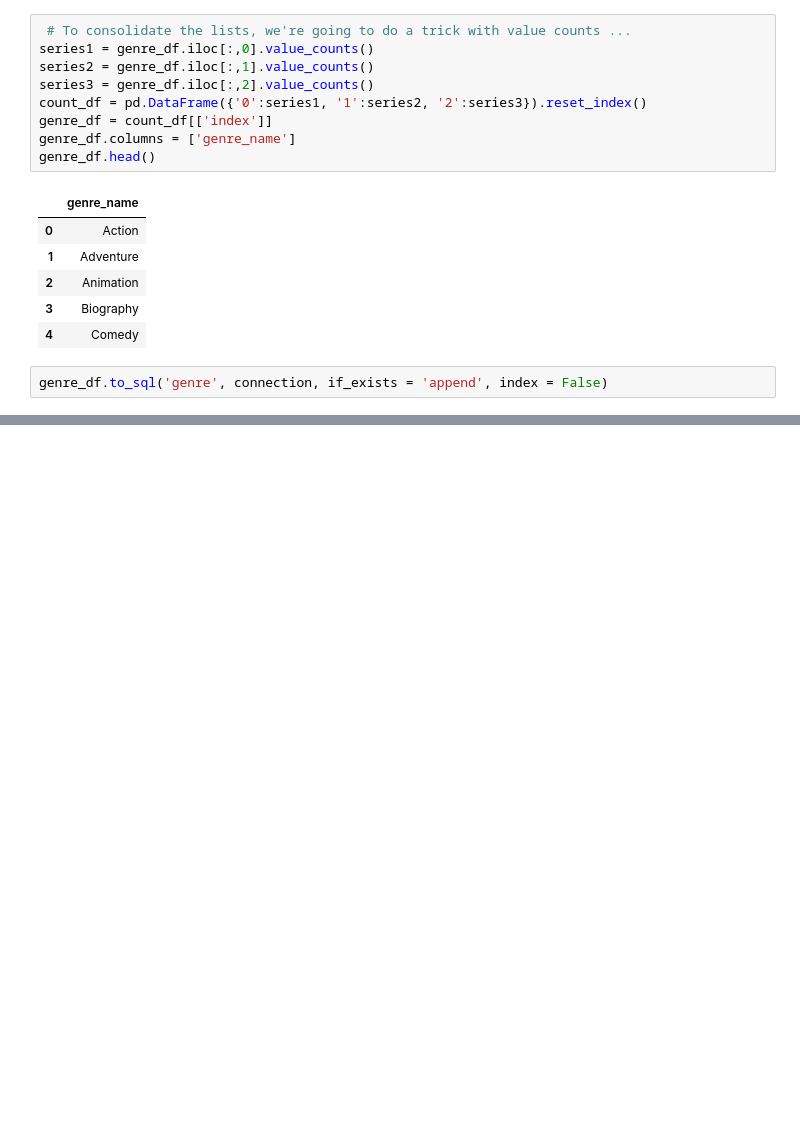
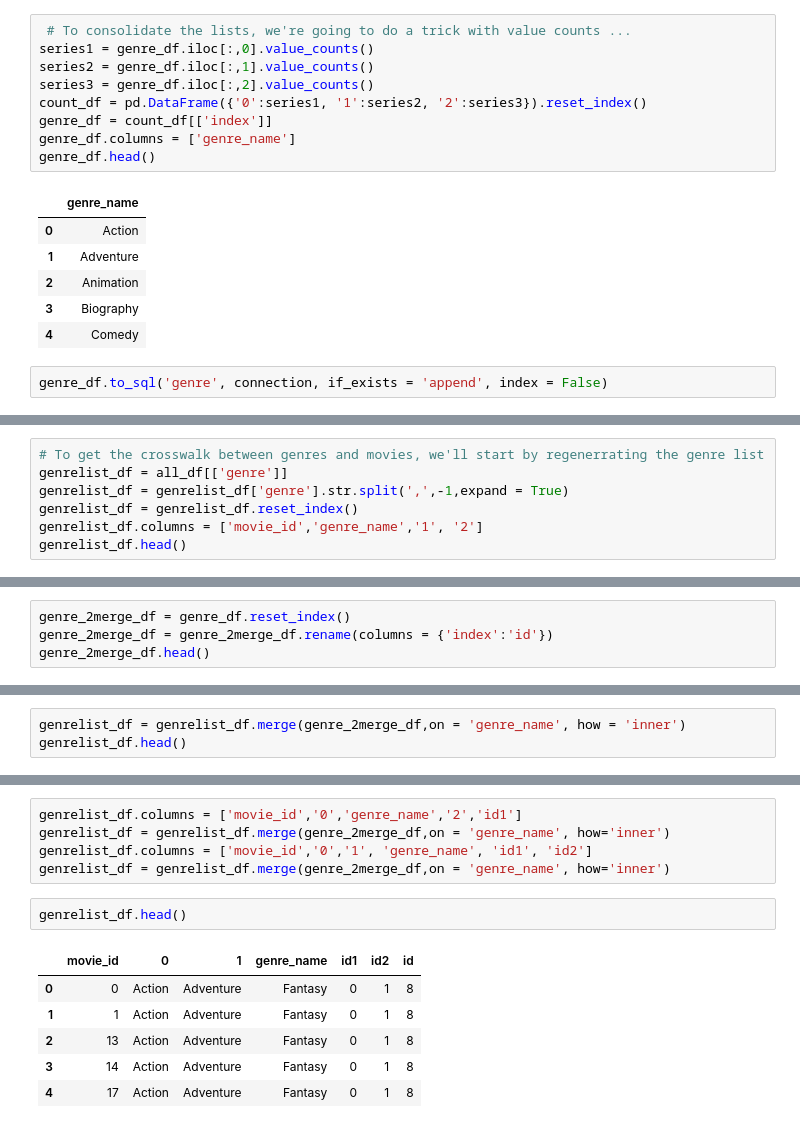
Before and after one commit to LSceleste/Movie-Data-Project, a Jupyter notebook: Create_Database.ipynb, the cells around one changed output, grey strips where cells are left out. Drawn from its saved outputs; the diff is of its cells as text; blank space fills up the shorter version.

```diff
--- a/Create_Database.ipynb
+++ b/Create_Database.ipynb
@@ -305,0 +362,7 @@ actorlist_df.head()
+# %%
+# To get the crosswalk between genres and movies, we'll start by regenerrating the genre list
+genrelist_df = all_df[['genre']]
+genrelist_df = genrelist_df['genre'].str.split(',',-1,expand = True)
+genrelist_df = genrelist_df.reset_index()
+genrelist_df.columns = ['movie_id','genre_name','1', '2']
+genrelist_df.head()
@@ -305,0 +376,4 @@ actorlist_df.head()
+# %%
+genre_2merge_df = genre_df.reset_index()
+genre_2merge_df = genre_2merge_df.rename(columns = {'index':'id'})
+genre_2merge_df.head()
@@ -305,0 +387,3 @@ actorlist_df.head()
+# %%
+genrelist_df = genrelist_df.merge(genre_2merge_df,on = 'genre_name', how = 'inner')
+genrelist_df.head()
@@ -305,0 +397,14 @@ actorlist_df.head()
+# %%
+genrelist_df.columns = ['movie_id','0','genre_name','2','id1']
+genrelist_df = genrelist_df.merge(genre_2merge_df,on = 'genre_name', how='inner')
+genrelist_df.columns = ['movie_id','0','1', 'genre_name', 'id1', 'id2']
+genrelist_df = genrelist_df.merge(genre_2merge_df,on = 'genre_name', how='inner')
+# %%
+genrelist_df.head()
+# %% [output]
+|  | movie_id | 0 | 1 | genre_name | id1 | id2 | id |
+| 0 | 0 | Action | Adventure | Fantasy | 0 | 1 | 8 |
+| 1 | 1 | Action | Adventure | Fantasy | 0 | 1 | 8 |
+| 2 | 13 | Action | Adventure | Fantasy | 0 | 1 | 8 |
+| 3 | 14 | Action | Adventure | Fantasy | 0 | 1 | 8 |
+| 4 | 17 | Action | Adventure | Fantasy | 0 | 1 | 8 |
```
Also changed, not shown: parts of 20 cells of this notebook, 4 other files.
